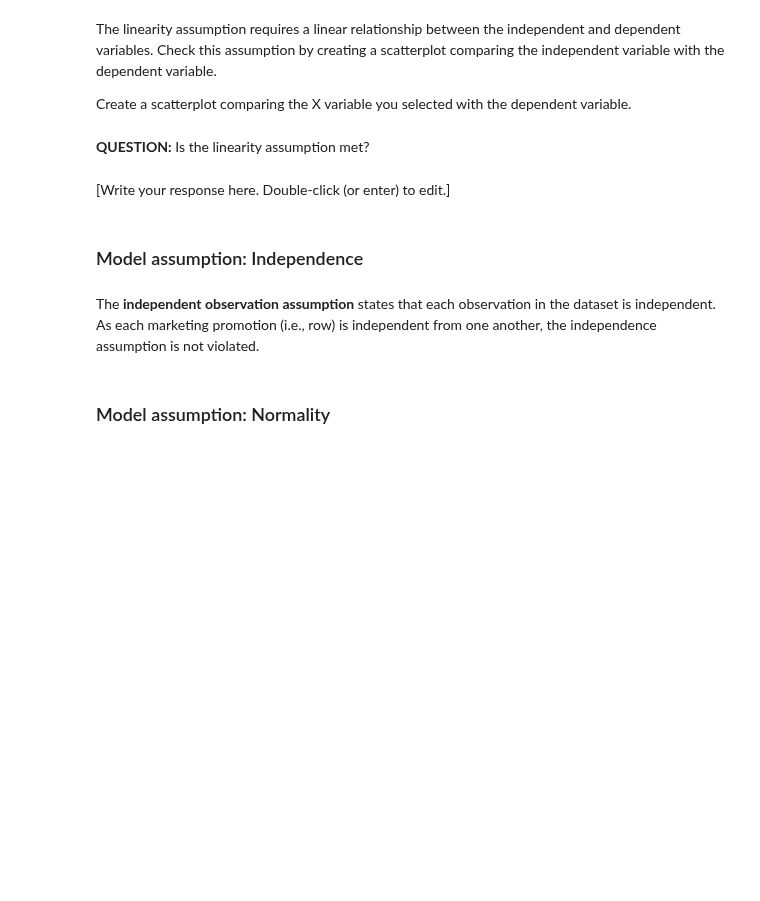
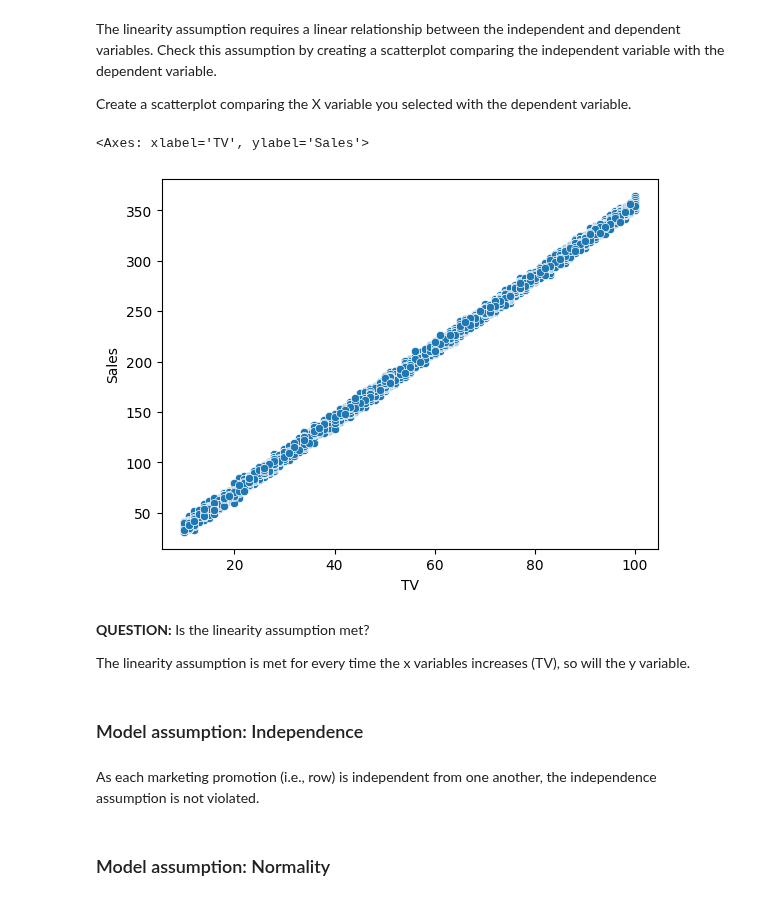
Before and after one commit to dyyland23-glitch/Marketing_Evaluate_simple_and_multiple_regression, a Jupyter notebook: Activity_Evaluate simple linear regression.ipynb, the cells around one changed output. Saved outputs shown, nothing was run; the diff lists cells and outputs as text; code cells hidden in the pictures; blank space fills up the shorter version.

```diff
--- a/Activity_Evaluate simple linear regression.ipynb
+++ b/Activity_Evaluate simple linear regression.ipynb
@@ -399,15 +396,20 @@ Create a scatterplot comparing the X variable you selected with the dependent va
 # %%
 # Create a scatterplot comparing X and Sales (Y).
 
-### YOUR CODE HERE ###
+sns.scatterplot(x="TV", y="Sales", data = ols_data)
+# %% [output]
+<Axes: xlabel='TV', ylabel='Sales'>
+[figure, added]
-# %% [markdown]
-**QUESTION:** Is the linearity assumption met?
-# %% [markdown]
-[Write your response here. Double-click (or enter) to edit.]
+# %% [markdown]
+**QUESTION:** Is the linearity assumption met?
+
+
+The linearity assumption is met for every time the x variables increases (TV),
+so will the y variable.
 # %% [markdown]
 ### Model assumption: Independence
 # %% [markdown]
-The **independent observation assumption** states that each observation in the dataset is independent. As each marketing promotion (i.e., row) is independent from one another, the independence assumption is not violated.
+As each marketing promotion (i.e., row) is independent from one another, the independence assumption is not violated.
 # %% [markdown]
 ### Model assumption: Normality
 # %% [markdown]
```
Also changed, not shown: parts of 15 cells of this notebook.
